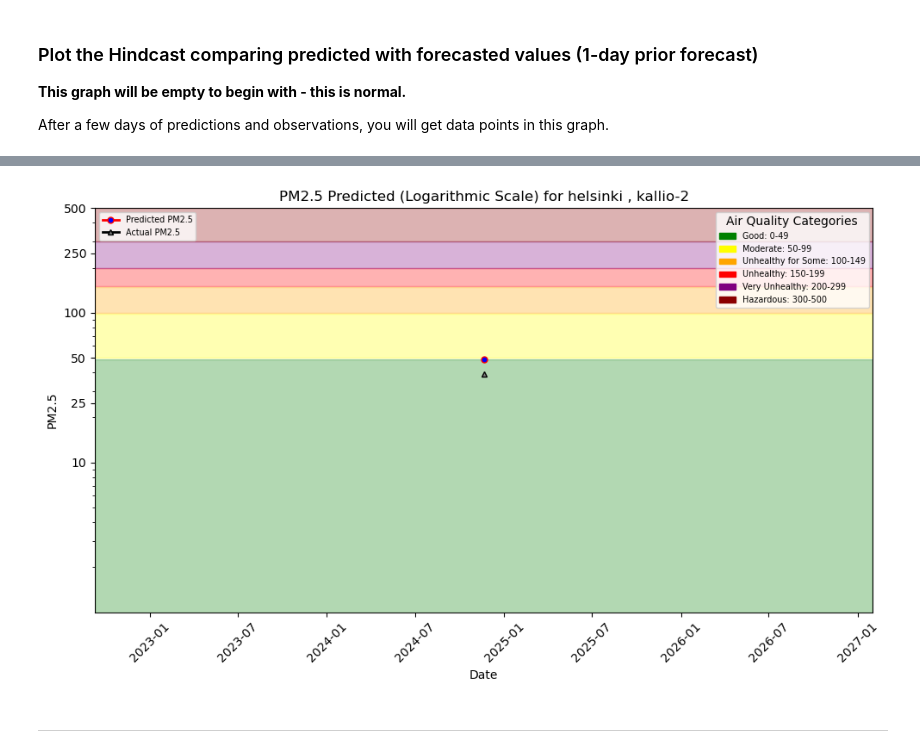
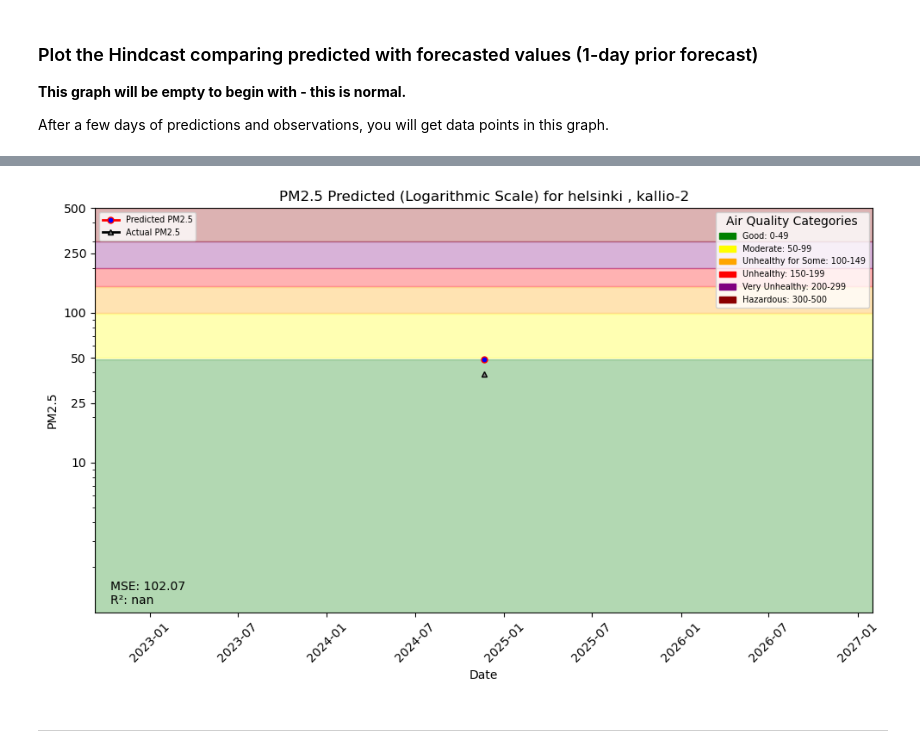
Before and after one commit to featurestorebook/mlfs-book, a Jupyter notebook: notebooks/ch03/4_air_quality_batch_inference.ipynb, the cells around one changed output, grey strips where cells are left out. Saved outputs shown, nothing was run; the diff lists cells and outputs as text; code cells hidden in the pictures.

```diff
--- a/notebooks/ch03/4_air_quality_batch_inference.ipynb
+++ b/notebooks/ch03/4_air_quality_batch_inference.ipynb
@@ -334,7 +334,13 @@ __This graph will be empty to begin with - this is normal.__
 
 After a few days of predictions and observations, you will get data points in this graph.
 # %%
+mse = mean_squared_error(hindcast_df['pm25'], hindcast_df['predicted_pm25'])
+r2 = r2_score(hindcast_df['pm25'], hindcast_df['predicted_pm25'])
+
 file_path = "../../docs/air-quality/assets/img/pm25_hindcast_1day.png"
 plt = util.plot_air_quality_forecast(city, street, hindcast_df, file_path, hindcast=True)
+
+plt.text(0.02, 0.02, f'MSE: {mse:.2f}\nR²: {r2:.2f}', transform=plt.gca().transAxes)
+
 plt.show()
 # %% [output]
@@ -341,3 +348,3 @@ plt.show()
-[figure, old version]
+[figure, new version]
 # %% [markdown]
 ---
```
Also changed, not shown: parts of 1 cell of this notebook, 2 other files.
